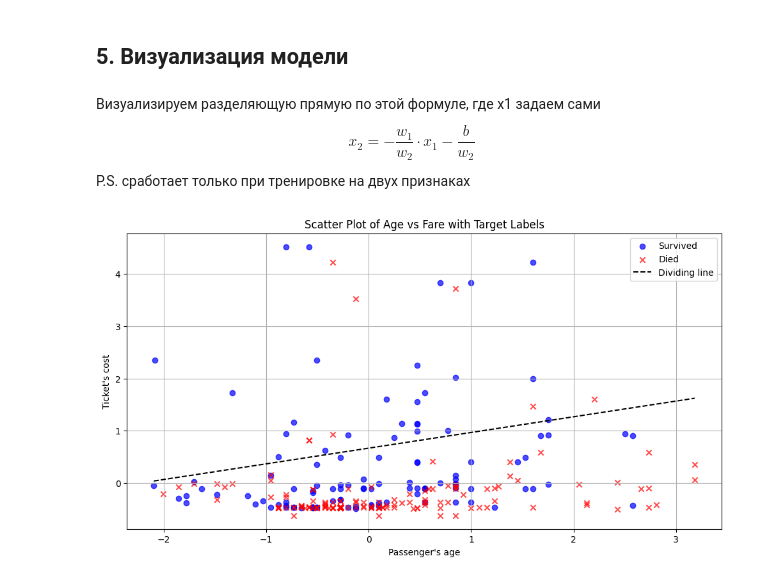
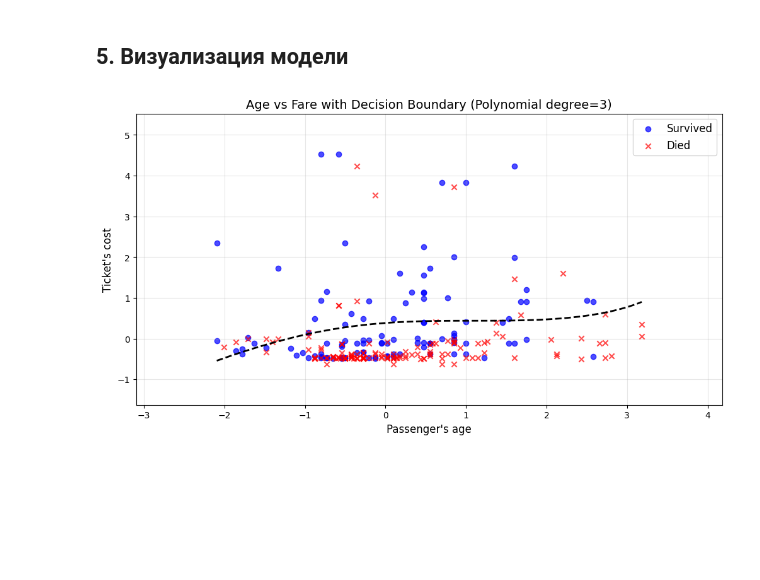
Before and after one commit to saitovmarat/Neural-Networks, a Jupyter notebook: ML_Task_2/linearClassification.ipynb, the cells around one changed output. Saved outputs shown, nothing was run; the diff lists cells and outputs as text; code cells hidden in the pictures; blank space fills up the shorter version.

Commit message:
[add] polynomial transformation

```diff
--- a/ML_Task_2/linearClassification.ipynb
+++ b/ML_Task_2/linearClassification.ipynb
@@ -180,12 +181,6 @@ class LinearClassificator:
         X = self.addIntercept(X)
         return X @ self.weights
 
-    def getGradHistory(self):
-        return self.gradHistory
-
-    def getWeights(self):
-        return self.weights
-
     def getAccuracy(self, X, Y):
         X = self.addPolynomialFeatures(X)
         X = self.addIntercept(X)
@@ -205,10 +200,10 @@ class LinearClassificator:
 # %% [markdown]
 ## 3. Тренировка
 # %%
-model = LinearClassificator()
+model = LinearClassificator(degree=3)
 model.fit(x_train, y_train)
 
-gradHistory = model.getGradHistory()
+gradHistory = model.gradHistory
 plt.figure(figsize=(10, 5))
 plt.plot(gradHistory, marker='.', linestyle=':', color='c')
 plt.title('Gradient norm chages during the training')
@@ -231,38 +226,44 @@ Accuracy: 0.3586206896551724
 # %% [markdown]
 ## 5. Визуализация модели
-# %% [markdown]
-Визуализируем разделяющую прямую по этой формуле, где x1 задаем сами
-$$
-x_2 = -\frac{w_1}{w_2} \cdot x_1 - \frac{b}{w_2}
-$$
-P.S. сработает только при тренировке на двух признаках
 # %%
 plt.figure(figsize=(12, 6))
 
 age = x_test[:, 0]
+fare = x_test[:, 1]
 age_survived = age[y_test == 1]
 age_died = age[y_test == 0]
-
-fare = x_test[:, 1]
 fare_survived = fare[y_test == 1]
 fare_died = fare[y_test == 0]
 
 plt.scatter(age_survived, fare_survived, color='blue', label='Survived', alpha=0.7, marker='o')
 plt.scatter(age_died, fare_died, color='red', label='Died', alpha=0.7, marker='x')
 
-w1, w2 = model.getWeights()[1:]
-b = model.getWeights()[0]
+weights = model.weights
+degree = model.degree
 
 x1_vals = np.linspace(age.min(), age.max(), 100)
-x2_vals = -(w1 / w2) * x1_vals - (b / w2)
+x2_vals = np.linspace(fare.min(), fare.max(), 100)
+X1, X2 = np.meshgrid(x1_vals, x2_vals)
 
-plt.plot(x1_vals, x2_vals, 'k--', label="Dividing line")
+Z = weights[0] * np.ones_like(X1)
+current_weight_idx = 1
 
-plt.xlabel("Passenger's age")
-plt.ylabel("Ticket's cost")
-plt.title('Scatter Plot of Age vs Fare with Target Labels')
-plt.legend()
-plt.grid(True)
+for d in range(1, degree + 1):
+    if current_weight_idx < len(weights):
+        Z += weights[current_weight_idx] * (X1 ** d)
+        current_weight_idx += 1
+    if current_weight_idx < len(weights):
+        Z += weights[current_weight_idx] * (X2 ** d)
+        current_weight_idx += 1
+
+plt.contour(X1, X2, Z, levels=[0], colors='k', linestyles='dashed', linewidths=2)
+plt.xlabel("Passenger's age", fontsize=12)
+plt.ylabel("Ticket's cost", fontsize=12)
+plt.title(f'Age vs Fare with Decision Boundary (Polynomial degree={degree})', fontsize=14)
+plt.legend(fontsize=12)
+plt.grid(True, alpha=0.3)
+plt.xlim(age.min() - 1, age.max() + 1)
+plt.ylim(fare.min() - 1, fare.max() + 1)
 plt.show()
 # %% [output]
-[figure, old version]
+[figure, new version]
```
Also changed, not shown: parts of 3 cells of this notebook.
